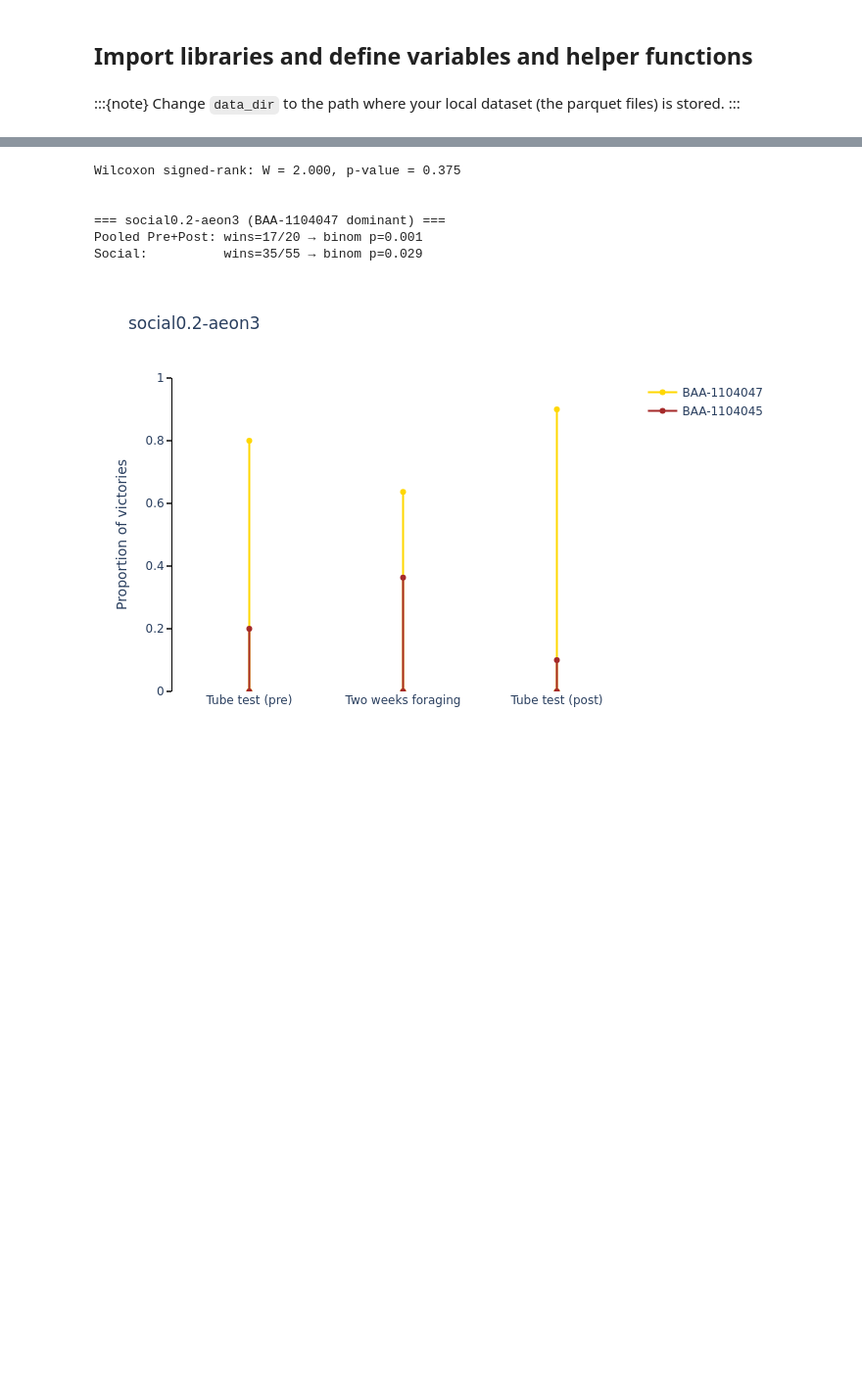
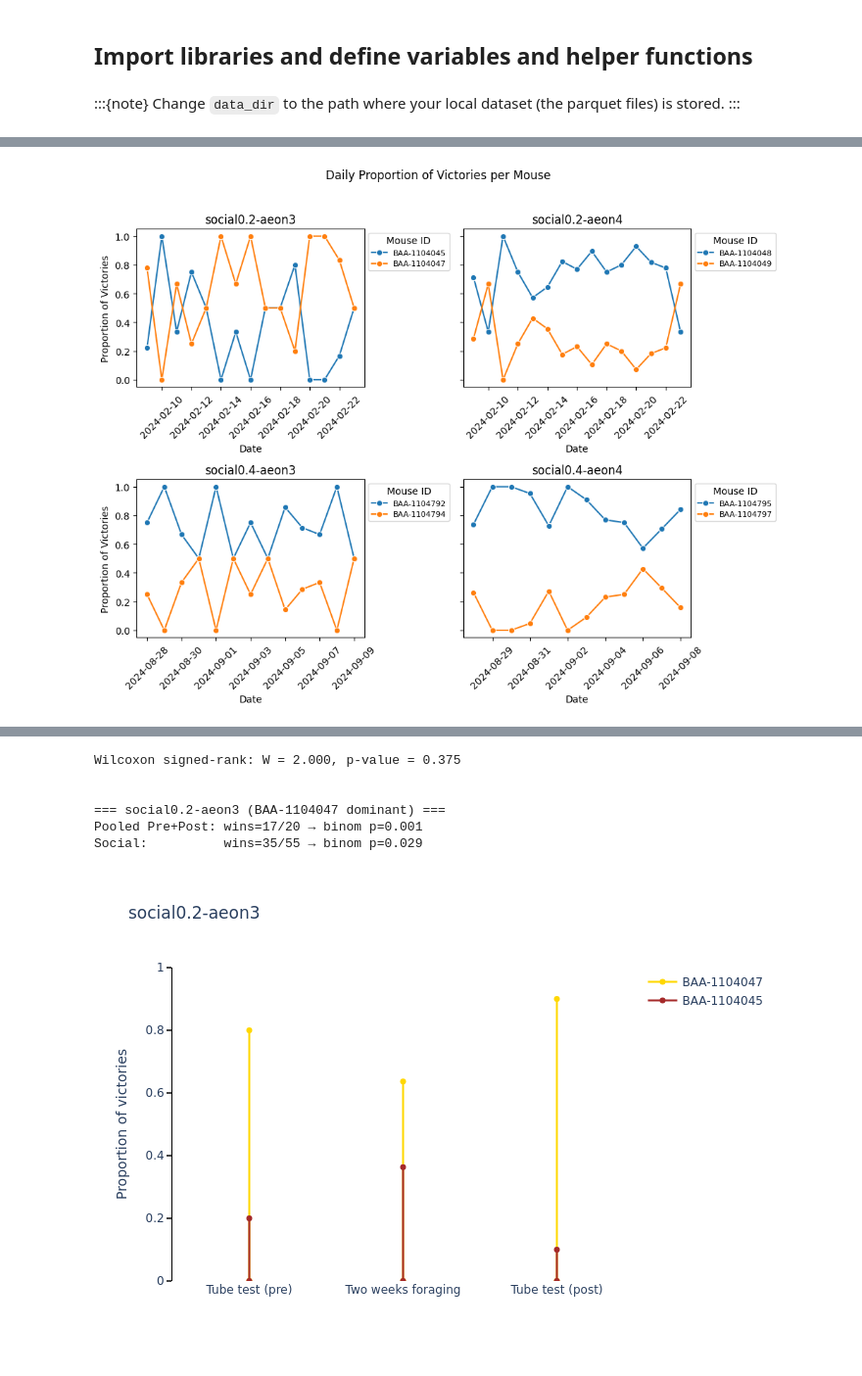
Before and after one commit to SainsburyWellcomeCentre/aeon_docs, a Jupyter notebook: src/user/how_to/social_analysis1_static.ipynb, the cells around one changed output, grey strips where cells are left out. Shown at 98% size. Drawn from its saved outputs; the diff is of its cells as text; code cells hidden in the pictures; blank space fills up the shorter version.

Commit message:
Use sns for dominance plots

```diff
--- a/src/user/how_to/social_analysis1_static.ipynb
+++ b/src/user/how_to/social_analysis1_static.ipynb
@@ -754,13 +742,0 @@ SAMPLE_SIZE = 100
-# %%
-# Load all periods for a given experiment
-experiment = experiments[0]
-
-data = load_experiment_data(
-    experiment=experiment,
-    data_dir=data_dir,
-    periods=["social"],
-    data_types=["retreat", "position"],
-)
-
-social_retreat_df = data["social_retreat"]
-social_position_df = data["social_position"]
@@ -1189,0 +876,50 @@ Average number of retreat events per experiment-day: 9.89
+# %%
+# NOT SMOOTHED
+# Ensure 'end_timestamp' is datetime and extract 'date'
+social_retreat_df_all_exps["end_timestamp"] = pd.to_datetime(
+    social_retreat_df_all_exps["end_timestamp"]
+)
+social_retreat_df_all_exps["date"] = social_retreat_df_all_exps["end_timestamp"].dt.date
+
+# Prepare 2×2 grid
+fig, axes = plt.subplots(2, 2, figsize=(10, 8), sharey=True)
+axes = axes.flatten()  # Flatten to 1D for easy indexing
+# Loop through experiments and plot
+for i, (exp_name, df_group) in enumerate(
+    social_retreat_df_all_exps.groupby("experiment_name", observed=True)
+):
+    # Compute daily win-counts per mouse
+    wins = df_group.groupby(["date", "winner_identity"]).size().unstack(fill_value=0)
+    # Turn counts into proportions
+    proportions = wins.div(wins.sum(axis=1), axis=0).reset_index()
+    # Melt to long form for plotting
+    df_long = proportions.melt(
+        id_vars="date", var_name="winner_identity", value_name="proportion"
+    )
+    # Plot in grid
+    ax = axes[i]
+    sns.lineplot(
+        data=df_long,
+        x="date",
+        y="proportion",
+        hue="winner_identity",
+        marker="o",
+        linewidth=1.5,
+        ax=ax,
+    )
+    ax.set_title(f"{exp_name}")
+    ax.set_xlabel("Date")
+    ax.tick_params(axis="x", rotation=45)
+    ax.xaxis.set_major_locator(mdates.DayLocator(interval=2))  # every 2 days
+    ax.set_ylabel("Proportion of Victories")
+    # Shrink plot area to make room for legend
+    box = ax.get_position()
+    ax.set_position([box.x0, box.y0, box.width, box.height])
+    ax.legend(title="Mouse ID", loc="upper left", bbox_to_anchor=(1, 1), fontsize=8)
+
+# Clean layout
+plt.suptitle("Daily Proportion of Victories per Mouse")
+plt.tight_layout(rect=[0, 0, 1, 0.96])
+plt.show()
+# %% [output]
+[figure, added]
```
Also changed, not shown: parts of 20 cells of this notebook.
